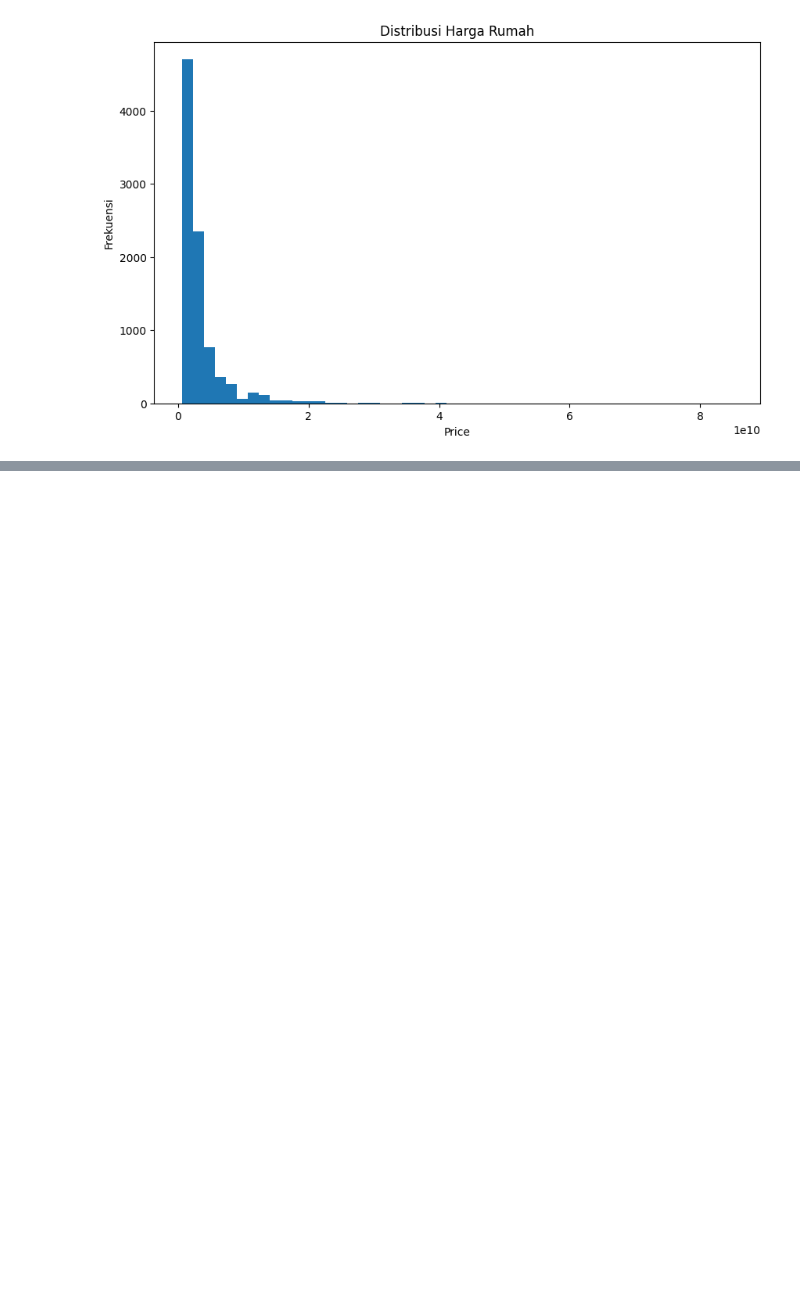
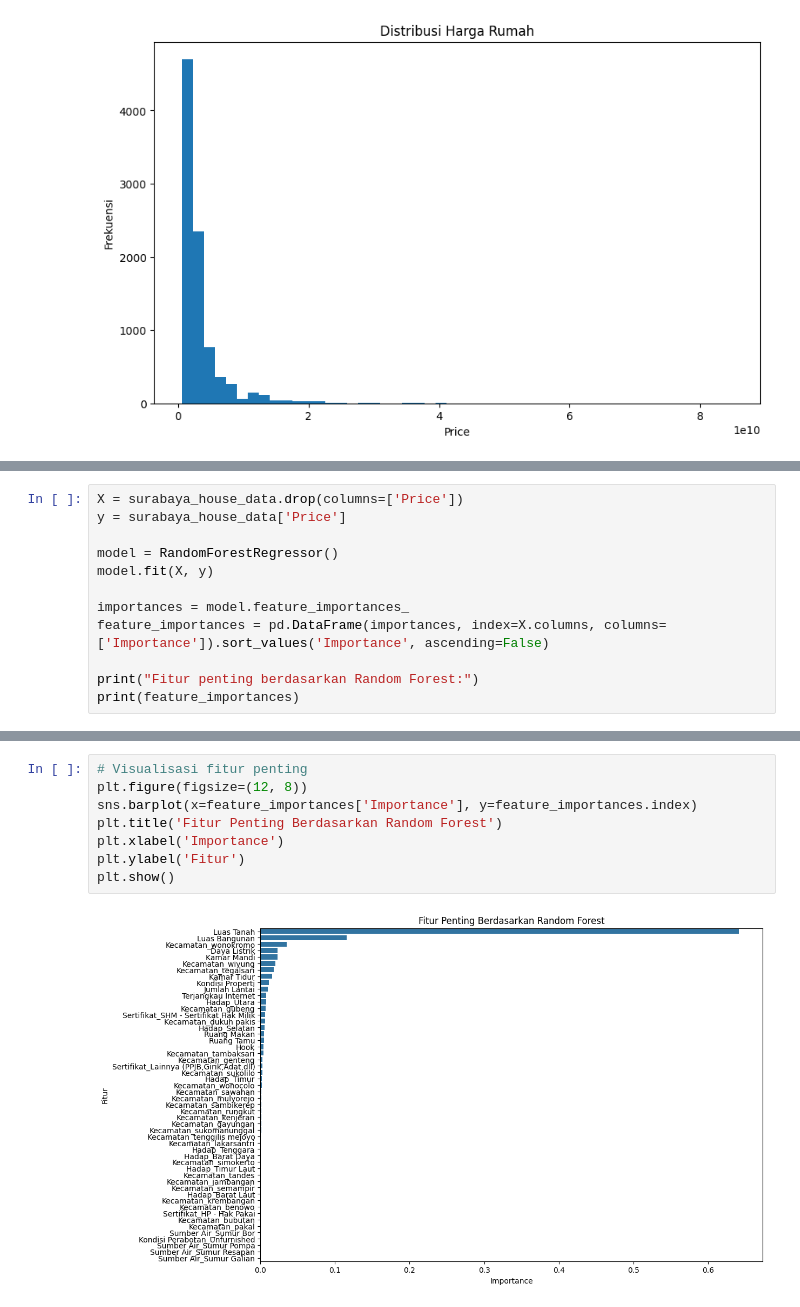
Before and after one commit to Rizal-Nurochman/HousePricePrediction, a Jupyter notebook: Notebook/surabaya_house_price_prediction.ipynb, the cells around one changed output, grey strips where cells are left out. Cells and saved outputs as stored; diff of their text form; blank space fills up the shorter version.

```diff
--- a/Notebook/surabaya_house_price_prediction.ipynb
+++ b/Notebook/surabaya_house_price_prediction.ipynb
@@ -320,0 +358,12 @@ Uji Anova untuk melihat fitur kategorik yang memiliki pengaruh yang signifikan
+# %%
+X = surabaya_house_data.drop(columns=['Price'])
+y = surabaya_house_data['Price']
+
+model = RandomForestRegressor()
+model.fit(X, y)
+
+importances = model.feature_importances_
+feature_importances = pd.DataFrame(importances, index=X.columns, columns=['Importance']).sort_values('Importance', ascending=False)
+
+print("Fitur penting berdasarkan Random Forest:")
+print(feature_importances)
@@ -320,0 +388,10 @@ Uji Anova untuk melihat fitur kategorik yang memiliki pengaruh yang signifikan
+# %%
+# Visualisasi fitur penting
+plt.figure(figsize=(12, 8))
+sns.barplot(x=feature_importances['Importance'], y=feature_importances.index)
+plt.title('Fitur Penting Berdasarkan Random Forest')
+plt.xlabel('Importance')
+plt.ylabel('Fitur')
+plt.show()
+# %% [output]
+[figure, added]
```
Also changed, not shown: parts of 14 cells of this notebook.
